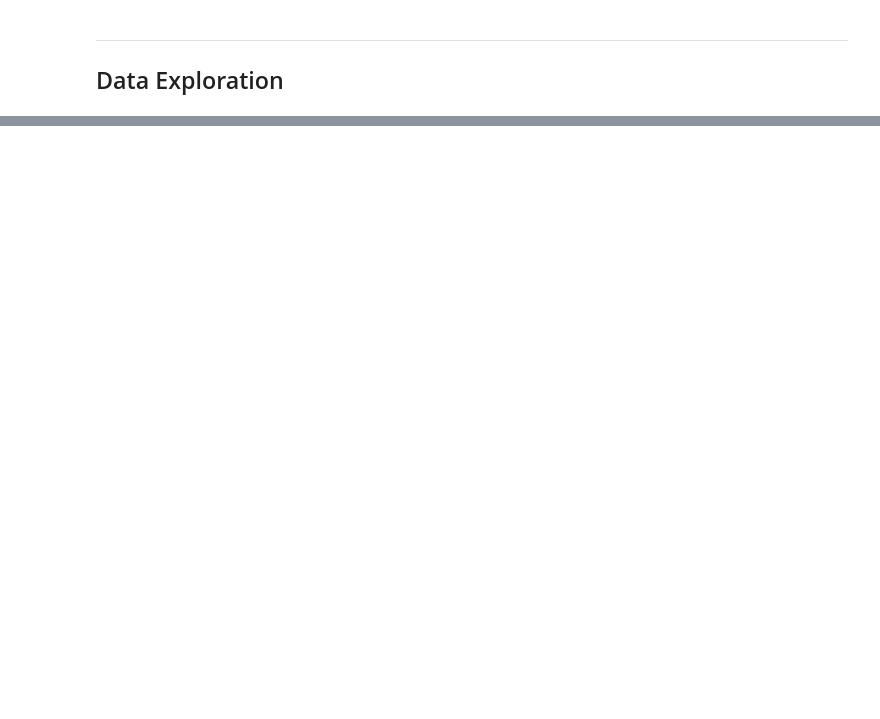
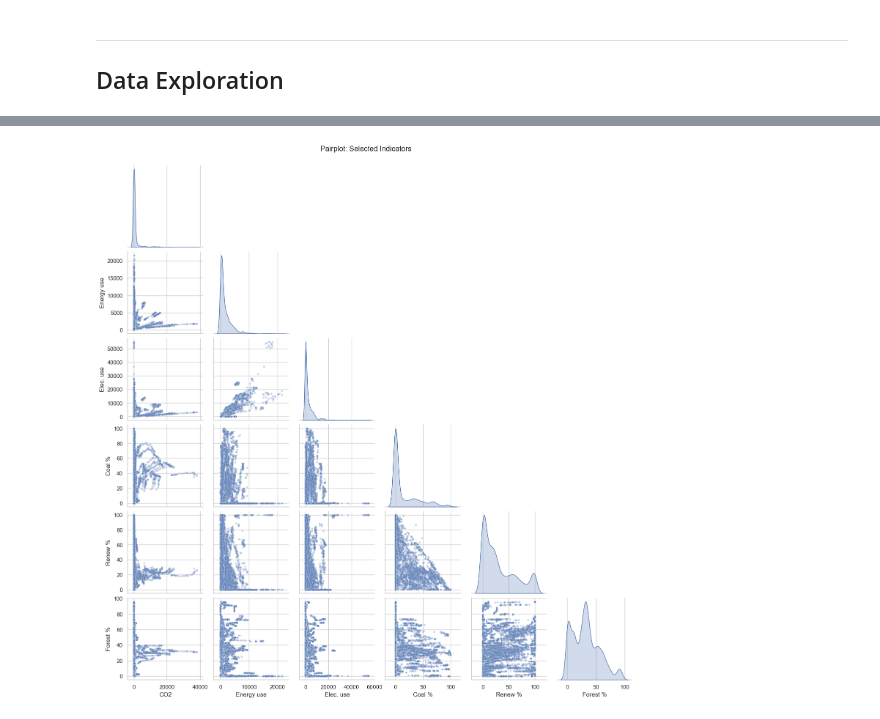
Before and after one commit to benkwan26/carbon_dioxide_emissions, a Jupyter notebook: notebooks/01_EDA_cleaning.ipynb, the cells around one changed output, grey strips where cells are left out. Saved outputs shown, nothing was run; the diff lists cells and outputs as text; code cells hidden in the pictures; blank space fills up the shorter version.

```diff
--- a/notebooks/01_EDA_cleaning.ipynb
+++ b/notebooks/01_EDA_cleaning.ipynb
@@ -305,0 +285,17 @@ plt.show()
+# %%
+short_cols = {
+    cols["co2"]: "CO2",
+    cols["energy_use_pc"]: "Energy use",
+    cols["electric_pc"]: "Elec. use",
+    cols["coal_pct"]: "Coal %",
+    cols["renewable_pct"]: "Renew %",
+    "Forest area (% of land area)": "Forest %"
+}
+
+pair_df = train_df[short_cols.keys()].rename(columns=short_cols).dropna()
+
+sns.pairplot(pair_df, diag_kind="kde", corner=True, plot_kws={"alpha": 0.3, "s": 15})
+plt.suptitle("Pairplot: Selected Indicators", y=1.02)
+plt.show()
+# %% [output]
+[figure, added]
```
Also changed, not shown: parts of 7 cells of this notebook.
